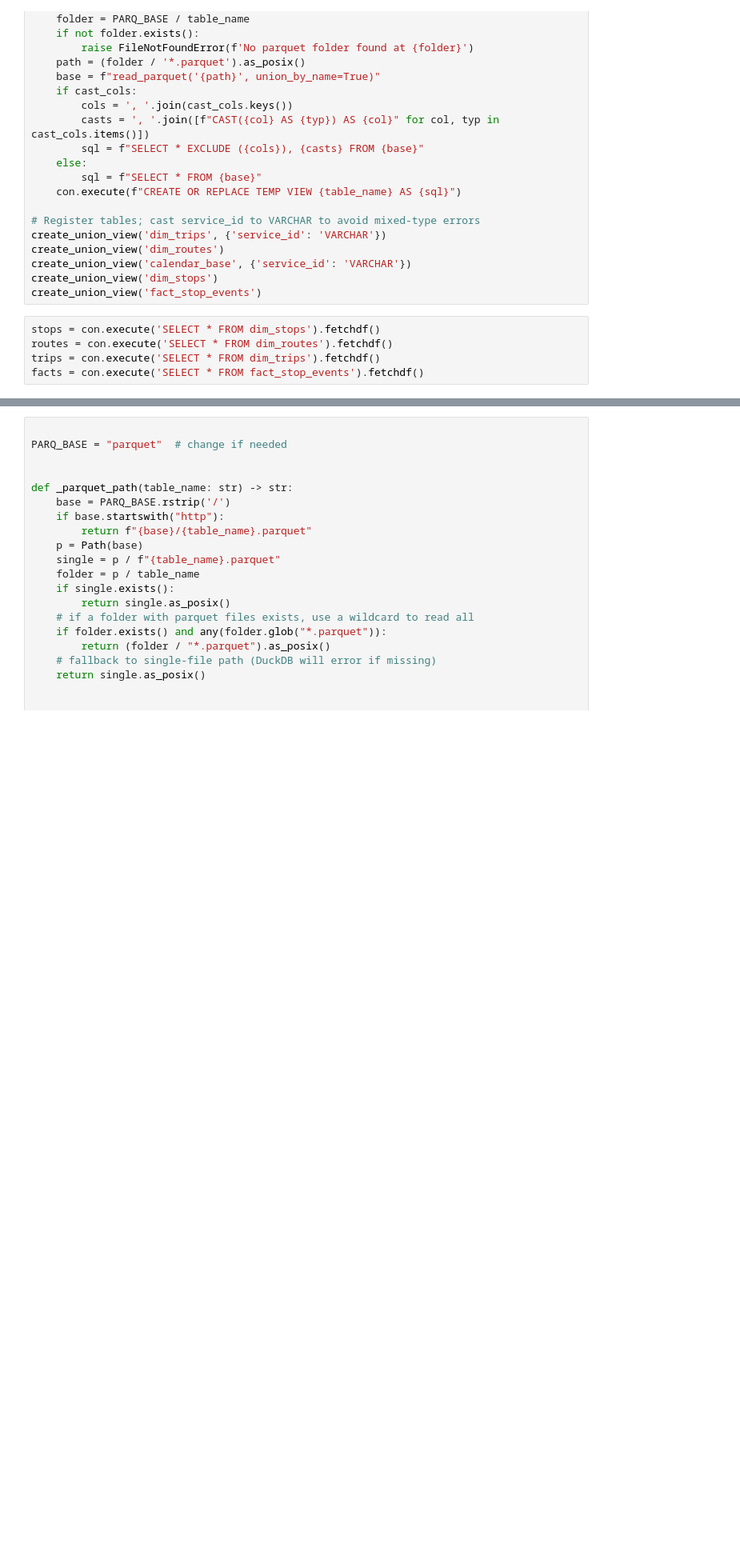
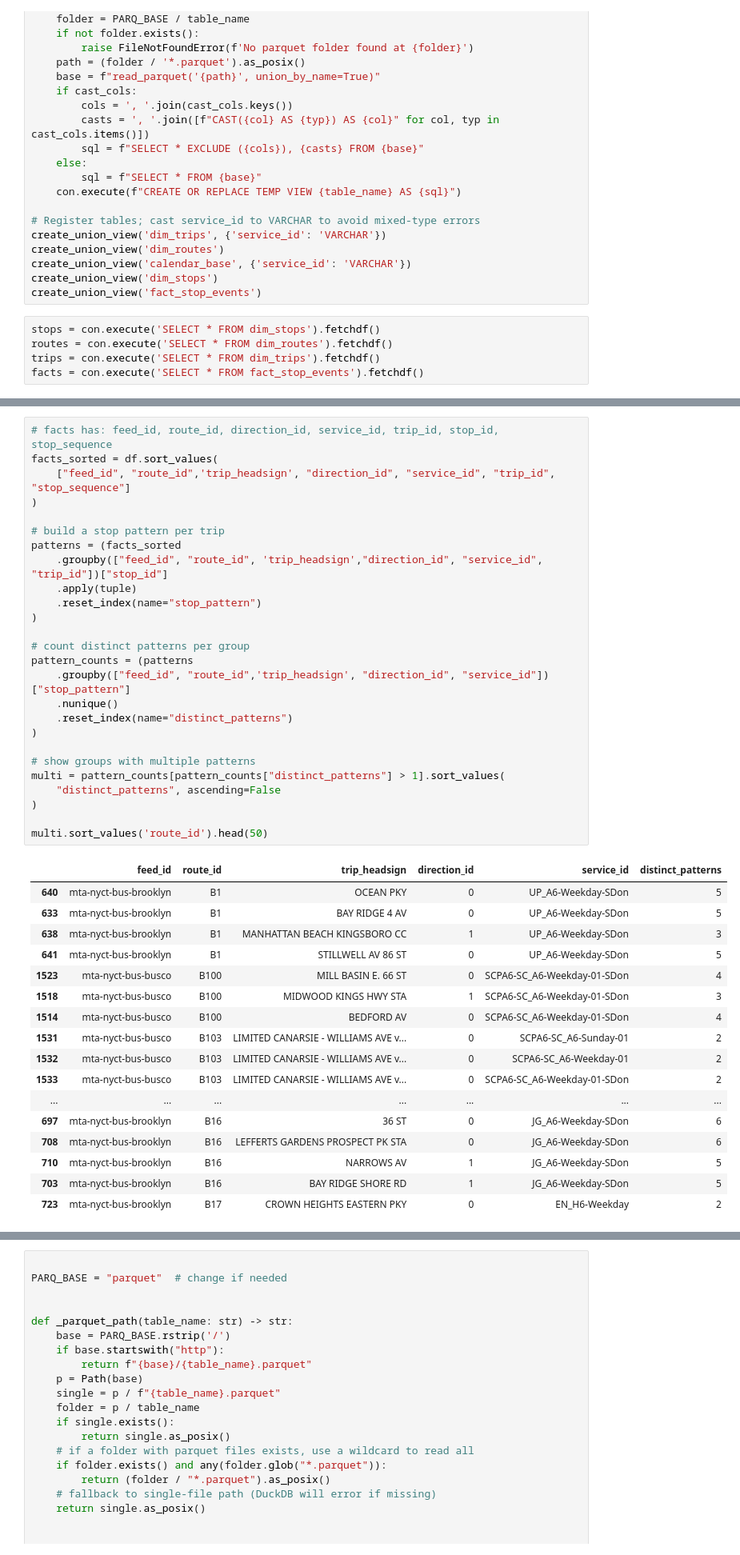
Before and after one commit to TYLin-CitySolutions/gtfs_bus, a Jupyter notebook: gtfs_bearing.ipynb, the cells around one changed output, grey strips where cells are left out. Shown at 80% size. Saved outputs shown, nothing was run; the diff lists cells and outputs as text; blank space fills up the shorter version.

```diff
--- a/gtfs_bearing.ipynb
+++ b/gtfs_bearing.ipynb
@@ -42,0 +65,44 @@ facts = con.execute('SELECT * FROM fact_stop_events').fetchdf()
+# %%
+# facts has: feed_id, route_id, direction_id, service_id, trip_id, stop_id, stop_sequence
+facts_sorted = df.sort_values(
+    ["feed_id", "route_id",'trip_headsign', "direction_id", "service_id", "trip_id", "stop_sequence"]
+)
+
+# build a stop pattern per trip
+patterns = (facts_sorted
+    .groupby(["feed_id", "route_id", 'trip_headsign',"direction_id", "service_id", "trip_id"])["stop_id"]
+    .apply(tuple)
+    .reset_index(name="stop_pattern")
+)
+
+# count distinct patterns per group
+pattern_counts = (patterns
+    .groupby(["feed_id", "route_id",'trip_headsign', "direction_id", "service_id"])["stop_pattern"]
+    .nunique()
+    .reset_index(name="distinct_patterns")
+)
+
+# show groups with multiple patterns
+multi = pattern_counts[pattern_counts["distinct_patterns"] > 1].sort_values(
+    "distinct_patterns", ascending=False
+)
+
+multi.sort_values('route_id').head(50)
+# %% [output]
+|  | feed_id | route_id | trip_headsign | direction_id | service_id | distinct_patterns |
+| 640 | mta-nyct-bus-brooklyn | B1 | OCEAN PKY | 0 | UP_A6-Weekday-SDon | 5 |
+| 633 | mta-nyct-bus-brooklyn | B1 | BAY RIDGE 4 AV | 0 | UP_A6-Weekday-SDon | 5 |
+| 638 | mta-nyct-bus-brooklyn | B1 | MANHATTAN BEACH KINGSBORO CC | 1 | UP_A6-Weekday-SDon | 3 |
+| 641 | mta-nyct-bus-brooklyn | B1 | STILLWELL AV 86 ST | 0 | UP_A6-Weekday-SDon | 5 |
+| 1523 | mta-nyct-bus-busco | B100 | MILL BASIN E. 66 ST | 0 | SCPA6-SC_A6-Weekday-01-SDon | 4 |
+| 1518 | mta-nyct-bus-busco | B100 | MIDWOOD KINGS HWY STA | 1 | SCPA6-SC_A6-Weekday-01-SDon | 3 |
+| 1514 | mta-nyct-bus-busco | B100 | BEDFORD AV | 0 | SCPA6-SC_A6-Weekday-01-SDon | 4 |
+| 1531 | mta-nyct-bus-busco | B103 | LIMITED CANARSIE - WILLIAMS AVE v... | 0 | SCPA6-SC_A6-Sunday-01 | 2 |
+| 1532 | mta-nyct-bus-busco | B103 | LIMITED CANARSIE - WILLIAMS AVE v... | 0 | SCPA6-SC_A6-Weekday-01 | 2 |
+| 1533 | mta-nyct-bus-busco | B103 | LIMITED CANARSIE - WILLIAMS AVE v... | 0 | SCPA6-SC_A6-Weekday-01-SDon | 2 |
+| ... | ... | ... | ... | ... | ... | ... |
+| 697 | mta-nyct-bus-brooklyn | B16 | 36 ST | 0 | JG_A6-Weekday-SDon | 6 |
+| 708 | mta-nyct-bus-brooklyn | B16 | LEFFERTS GARDENS PROSPECT PK STA | 0 | JG_A6-Weekday-SDon | 6 |
+| 710 | mta-nyct-bus-brooklyn | B16 | NARROWS AV | 1 | JG_A6-Weekday-SDon | 5 |
+| 703 | mta-nyct-bus-brooklyn | B16 | BAY RIDGE SHORE RD | 1 | JG_A6-Weekday-SDon | 5 |
+| 723 | mta-nyct-bus-brooklyn | B17 | CROWN HEIGHTS EASTERN PKY | 0 | EN_H6-Weekday | 2 |
```
Also changed, not shown: parts of 15 cells of this notebook, 2 other files.
